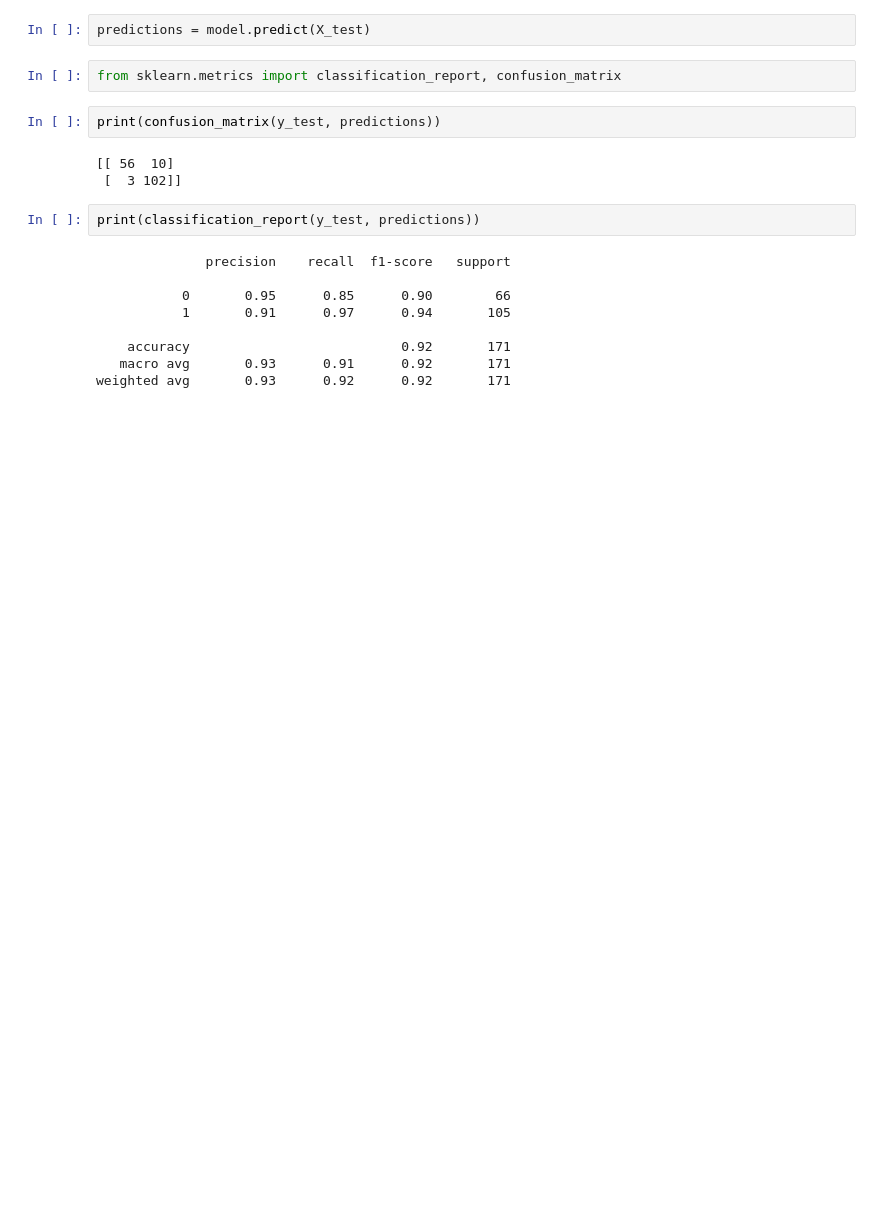
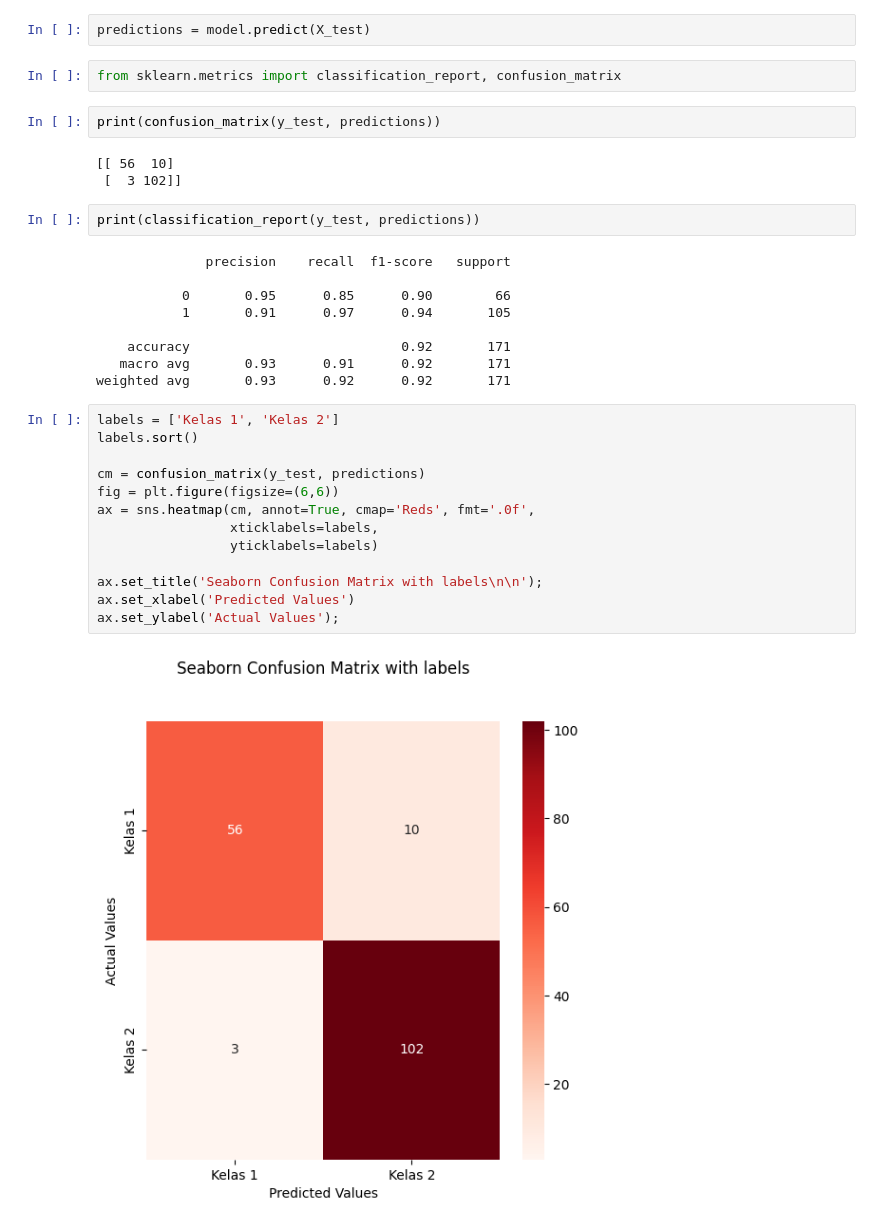
Before and after one commit to zanrizkir/Support-Vector-Machine-SVM-, a Jupyter notebook: Breast Cancer Wisconsin.ipynb, the cells around one changed output. Cells and saved outputs as stored; diff of their text form; blank space fills up the shorter version.

```diff
--- a/Breast Cancer Wisconsin.ipynb
+++ b/Breast Cancer Wisconsin.ipynb
@@ -130,3 +130,18 @@ print(classification_report(y_test, predictions))
     accuracy                           0.92       171
    macro avg       0.93      0.91      0.92       171
 weighted avg       0.93      0.92      0.92       171
+# %%
+labels = ['Kelas 1', 'Kelas 2']
+labels.sort()
+
+cm = confusion_matrix(y_test, predictions)
+fig = plt.figure(figsize=(6,6))
+ax = sns.heatmap(cm, annot=True, cmap='Reds', fmt='.0f',
+                 xticklabels=labels,
+                 yticklabels=labels)
+
+ax.set_title('Seaborn Confusion Matrix with labels\n\n');
+ax.set_xlabel('Predicted Values')
+ax.set_ylabel('Actual Values');
+# %% [output]
+[figure, added]
```
